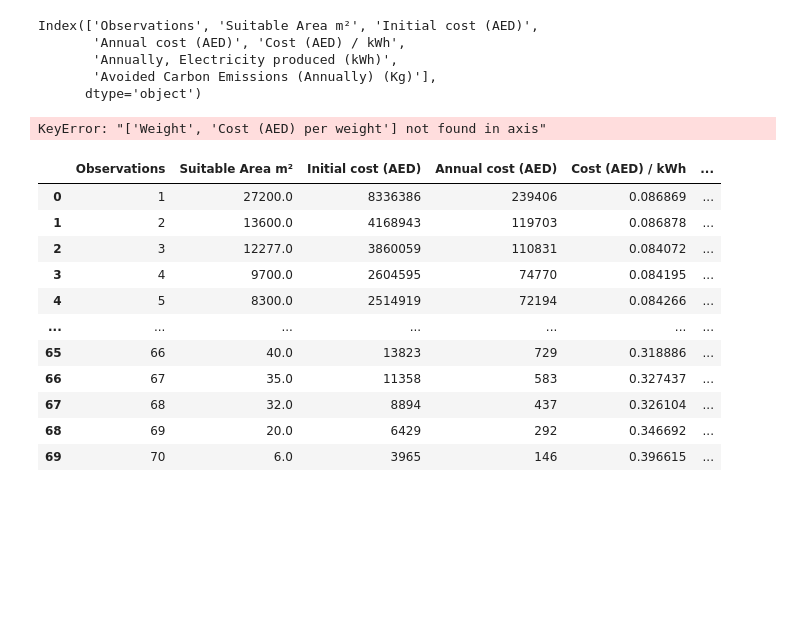
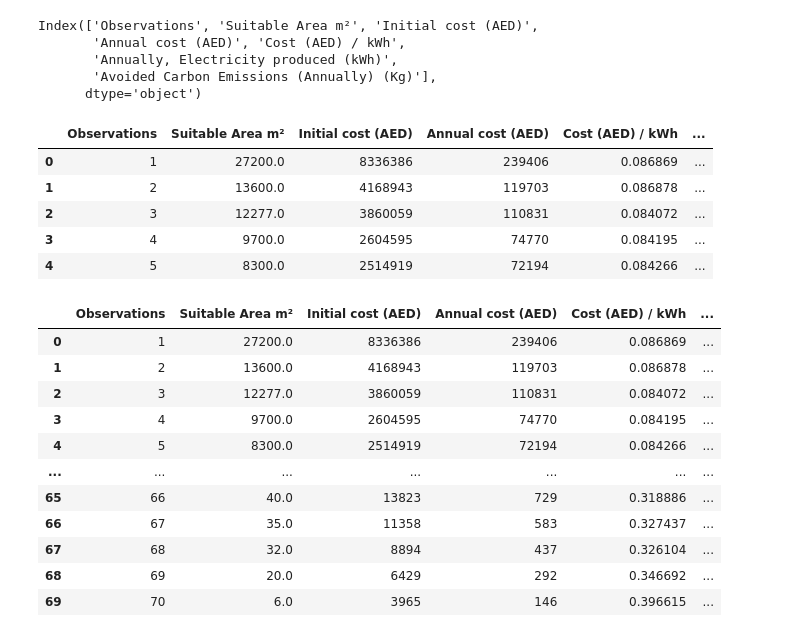
Before and after one commit to ClaudiaTurner/GEOG5160M-Dissertation, a Jupyter notebook: dissertation_data.ipynb, the cells around one changed output. Saved outputs shown, nothing was run; the diff lists cells and outputs as text; code cells hidden in the pictures; blank space fills up the shorter version.

```diff
--- a/dissertation_data.ipynb
+++ b/dissertation_data.ipynb
@@ -446,13 +447,24 @@ Index(['Observations', 'Suitable Area m²', 'Initial cost (AED)',
        'Avoided Carbon Emissions (Annually) (Kg)'],
       dtype='object')
 # %%
-rooftops_UAE = (rooftops_UAE.rename(columns={'.': 'Observations'}).drop(columns=['Weight', 'Cost (AED) per weight']))  # Rename first columns and remove last 2 cols
+rooftops_UAE = (
+    rooftops_UAE
+      # 1  rename '.' → 'Observations'
+      .rename(columns={'.': 'Observations'})
 
+      # 2  drop the two weight columns, if they exist
+      .drop(columns=['Weight', 'Cost (AED) per weight'], errors='ignore')
+)
 
-# quick check
-rooftops_UAE()
+# quick look
+rooftops_UAE.head()
 # %% [output]
-KeyError: "['Weight', 'Cost (AED) per weight'] not found in axis"
+|  | Observations | Suitable Area m² | Initial cost (AED) | Annual cost (AED) | Cost (AED) / kWh | ... |
+| 0 | 1 | 27200.0 | 8336386 | 239406 | 0.086869 | ... |
+| 1 | 2 | 13600.0 | 4168943 | 119703 | 0.086878 | ... |
+| 2 | 3 | 12277.0 | 3860059 | 110831 | 0.084072 | ... |
+| 3 | 4 | 9700.0 | 2604595 | 74770 | 0.084195 | ... |
+| 4 | 5 | 8300.0 | 2514919 | 72194 | 0.084266 | ... |
 # %%
 rooftops_UAE
 # %% [output]
```
Also changed, not shown: parts of 5 cells of this notebook.
